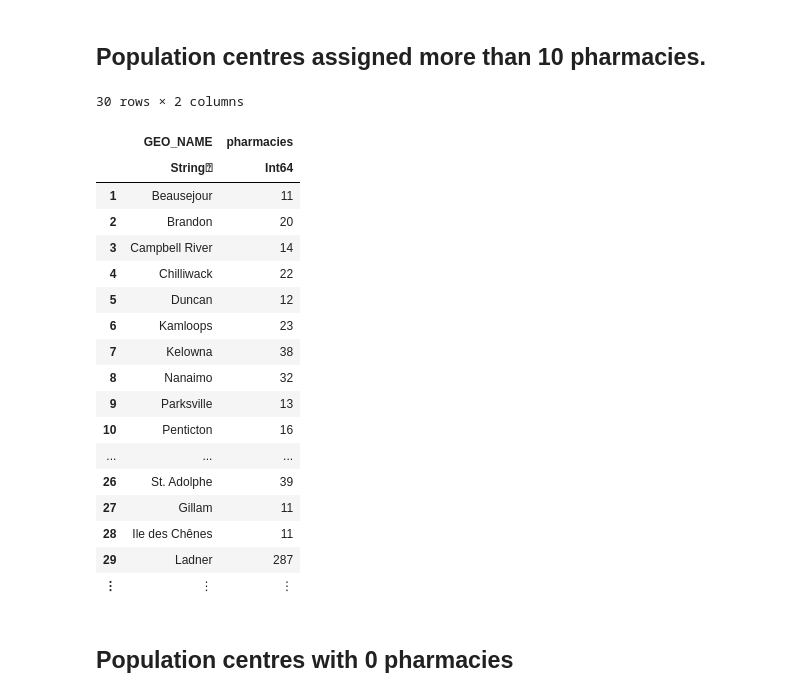
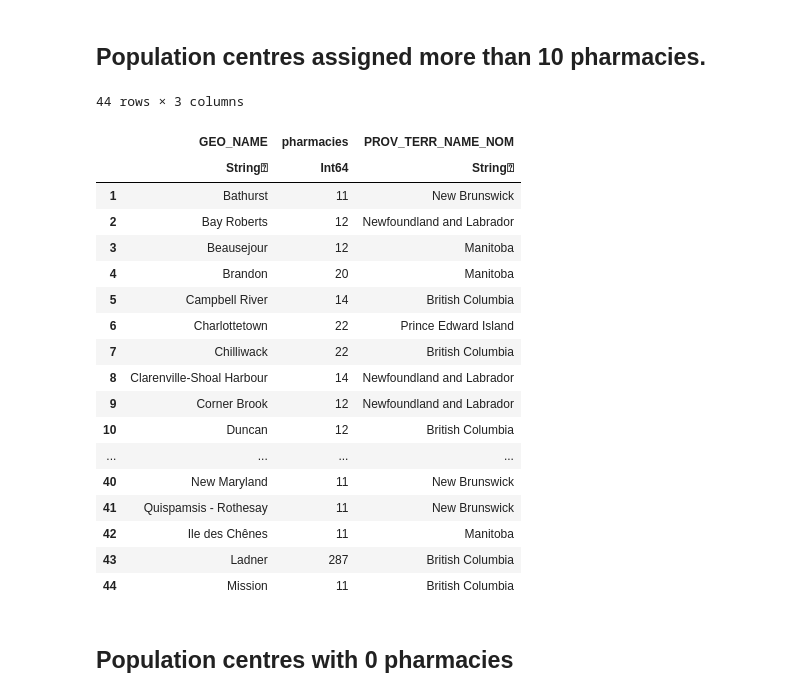
Before and after one commit to UBCECON567/PharmacyEntry, a Jupyter notebook: notebooks/pharmacyentry01-dataprep.ipynb, the cells around one changed output. Saved outputs shown, nothing was run; the diff lists cells and outputs as text; code cells hidden in the pictures.

```diff
--- a/notebooks/pharmacyentry01-dataprep.ipynb
+++ b/notebooks/pharmacyentry01-dataprep.ipynb
@@ -431,7 +441,11 @@ import CSV
 ## pharmacies to markets. I would not advise using this exactly.
 subset = (x->x ∈ ["British Columbia",
                   "Manitoba",
-                  "Manitoba/Saskatchewan"]).(census[:PROV_TERR_NAME_NOM] )
+                  "Manitoba/Saskatchewan",
+                  "Newfoundland and Labrador",
+                  "New Brunswick",
+                  "New Brunswick/Quebec",
+                  "Prince Edward Island"]).(census[:PROV_TERR_NAME_NOM] )
 df = census[subset,:]
 function closestPC(lat, lng; data=df)
   d = distance_m.(lng, lat, data[:lng], data[:lat])
@@ -449,27 +463,27 @@ CSV.write("cleandata.csv",df);
 # %% [markdown]
 ## Population centres assigned more than 10 pharmacies.
 # %%
-df[df[:pharmacies].>10,[:GEO_NAME, :pharmacies]]
+df[df[:pharmacies].>10,[:GEO_NAME, :pharmacies,  :PROV_TERR_NAME_NOM]]
 # %% [output]
-30 rows × 2 columns
+44 rows × 3 columns
-|  | GEO_NAME | pharmacies |
-|  | String⍰ | Int64 |
-| 1 | Beausejour | 11 |
-| 2 | Brandon | 20 |
-| 3 | Campbell River | 14 |
-| 4 | Chilliwack | 22 |
-| 5 | Duncan | 12 |
-| 6 | Kamloops | 23 |
-| 7 | Kelowna | 38 |
-| 8 | Nanaimo | 32 |
-| 9 | Parksville | 13 |
-| 10 | Penticton | 16 |
-| ... | ... | ... |
-| 26 | St. Adolphe | 39 |
-| 27 | Gillam | 11 |
-| 28 | Ile des Chênes | 11 |
-| 29 | Ladner | 287 |
-| ⋮ | ⋮ | ⋮ |
+|  | GEO_NAME | pharmacies | PROV_TERR_NAME_NOM |
+|  | String⍰ | Int64 | String⍰ |
+| 1 | Bathurst | 11 | New Brunswick |
+| 2 | Bay Roberts | 12 | Newfoundland and Labrador |
+| 3 | Beausejour | 12 | Manitoba |
+| 4 | Brandon | 20 | Manitoba |
+| 5 | Campbell River | 14 | British Columbia |
+| 6 | Charlottetown | 22 | Prince Edward Island |
+| 7 | Chilliwack | 22 | British Columbia |
+| 8 | Clarenville-Shoal Harbour | 14 | Newfoundland and Labrador |
+| 9 | Corner Brook | 12 | Newfoundland and Labrador |
+| 10 | Duncan | 12 | British Columbia |
+| ... | ... | ... | ... |
+| 40 | New Maryland | 11 | New Brunswick |
+| 41 | Quispamsis - Rothesay | 11 | New Brunswick |
+| 42 | Ile des Chênes | 11 | Manitoba |
+| 43 | Ladner | 287 | British Columbia |
+| 44 | Mission | 11 | British Columbia |
 # %% [markdown]
 ## Population centres with 0 pharmacies
 # %%
```
Also changed, not shown: parts of 9 cells of this notebook, 9 other files.
